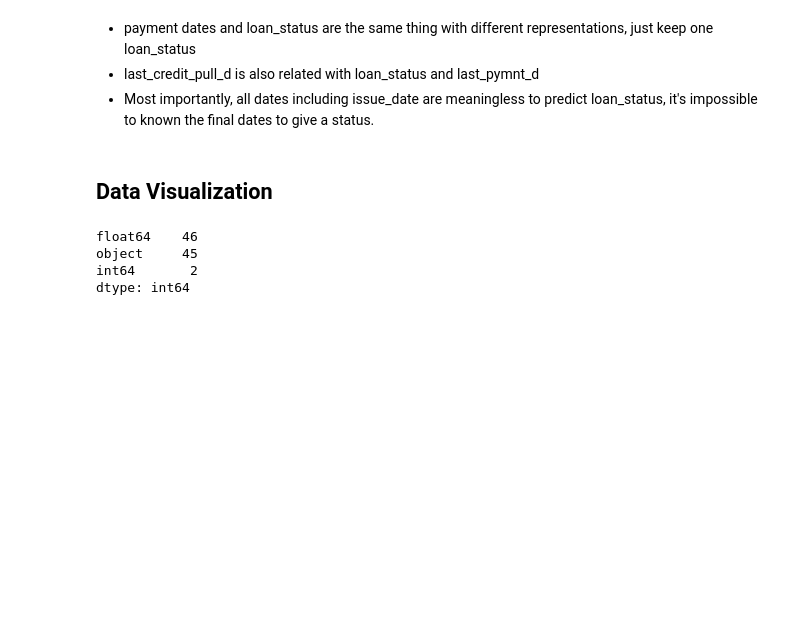
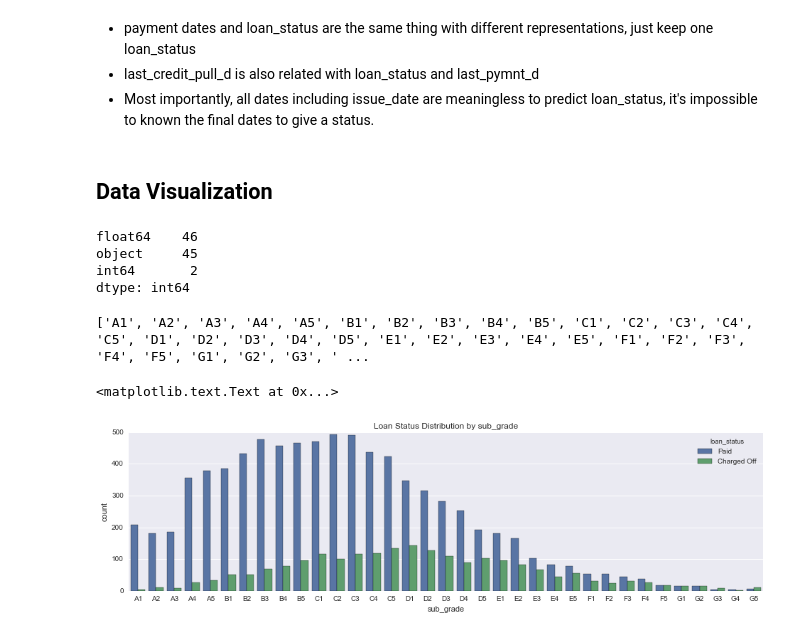
Before and after one commit to ibowen/data_camp, a Jupyter notebook: ds_pro/lendingclub_EDA.ipynb, the cells around one changed output. Cells and saved outputs as stored; diff of their text form; code cells hidden in the pictures; blank space fills up the shorter version.

```diff
--- a/ds_pro/lendingclub_EDA.ipynb
+++ b/ds_pro/lendingclub_EDA.ipynb
@@ -347,3 +347,18 @@ float64    46
 object     45
 int64       2
 dtype: int64
+# %%
+# subgrade plot
+order = []
+for grade in ['A','B','C','D','E','F','G']:
+    for i in xrange(1, 6):
+        order.append(grade + str(i))
+print order
+# %% [output]
+['A1', 'A2', 'A3', 'A4', 'A5', 'B1', 'B2', 'B3', 'B4', 'B5', 'C1', 'C2', 'C3', 'C4', 'C5', 'D1', 'D2', 'D3', 'D4', 'D5', 'E1', 'E2', 'E3', 'E4', 'E5', 'F1', 'F2', 'F3', 'F4', 'F5', 'G1', 'G2', 'G3', ' ...
+# %%
+sns.countplot(x='sub_grade', hue="loan_status", data=sample_data, order=order)
+sns.plt.title('Loan Status Distribution by sub_grade')
+# %% [output]
+<matplotlib.text.Text at 0x...>
+[figure, added]
```
Also changed, not shown: parts of 3 cells of this notebook, 3 other files.
